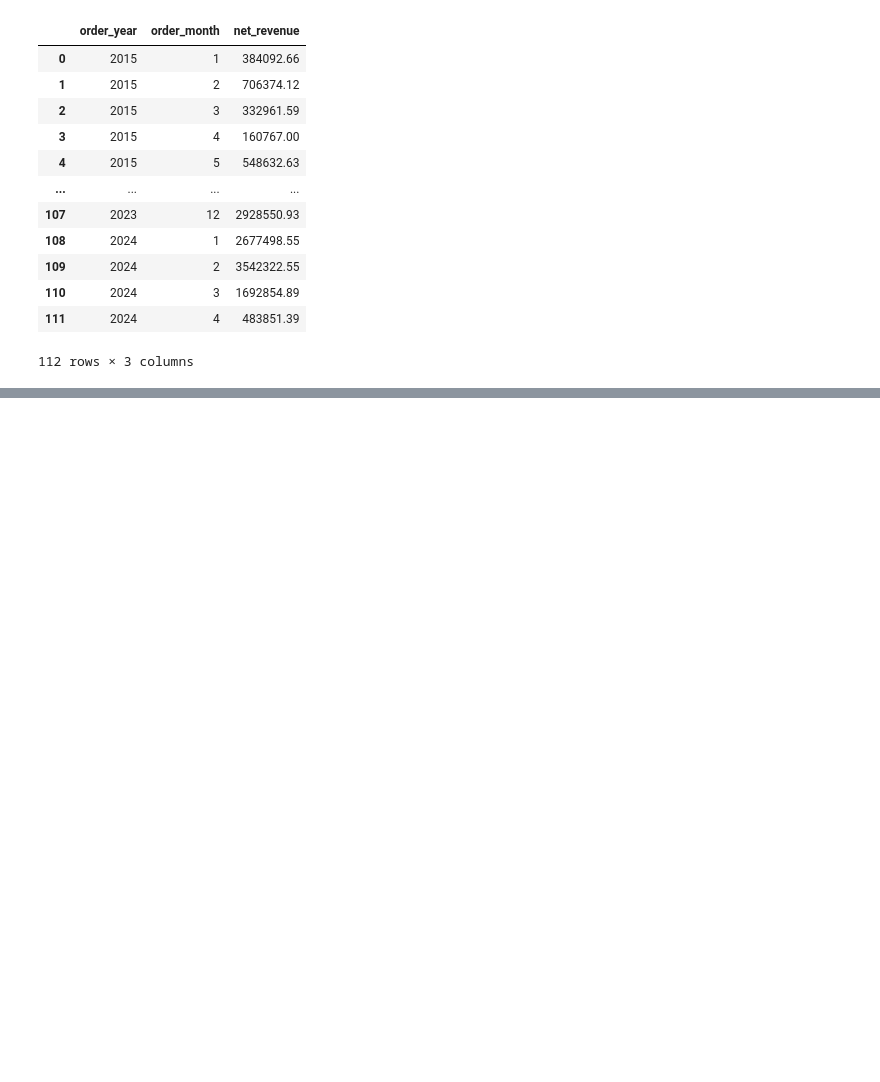
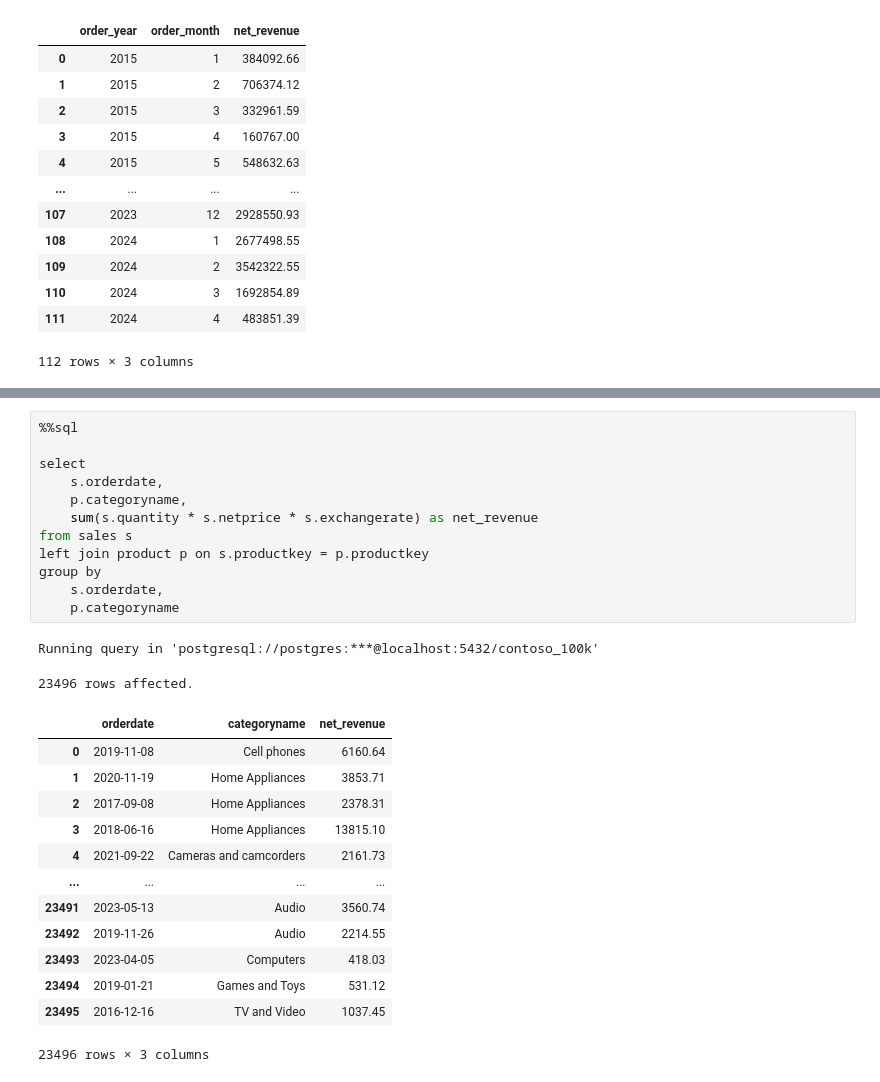
Before and after one commit to liulinda0517/sqlnew, a Jupyter notebook: Resources/Blank_SQL_Notebook.ipynb, the cells around one changed output, grey strips where cells are left out. Saved outputs shown, nothing was run; the diff lists cells and outputs as text; blank space fills up the shorter version.

```diff
--- a/Resources/Blank_SQL_Notebook.ipynb
+++ b/Resources/Blank_SQL_Notebook.ipynb
@@ -815,0 +834,28 @@ Running query in 'postgresql://postgres:***@localhost:5432/contoso_100k'
+# %%
+%%sql
+
+select
+    s.orderdate,
+    p.categoryname,
+    sum(s.quantity * s.netprice * s.exchangerate) as net_revenue
+from sales s
+left join product p on s.productkey = p.productkey
+group by
+    s.orderdate,
+    p.categoryname
+# %% [output]
+Running query in 'postgresql://postgres:***@localhost:5432/contoso_100k'
+23496 rows affected.
+|  | orderdate | categoryname | net_revenue |
+| 0 | 2019-11-08 | Cell phones | 6160.64 |
+| 1 | 2020-11-19 | Home Appliances | 3853.71 |
+| 2 | 2017-09-08 | Home Appliances | 2378.31 |
+| 3 | 2018-06-16 | Home Appliances | 13815.10 |
+| 4 | 2021-09-22 | Cameras and camcorders | 2161.73 |
+| ... | ... | ... | ... |
+| 23491 | 2023-05-13 | Audio | 3560.74 |
+| 23492 | 2019-11-26 | Audio | 2214.55 |
+| 23493 | 2023-04-05 | Computers | 418.03 |
+| 23494 | 2019-01-21 | Games and Toys | 531.12 |
+| 23495 | 2016-12-16 | TV and Video | 1037.45 |
+23496 rows × 3 columns
```
Also changed, not shown: parts of 2 cells of this notebook.
